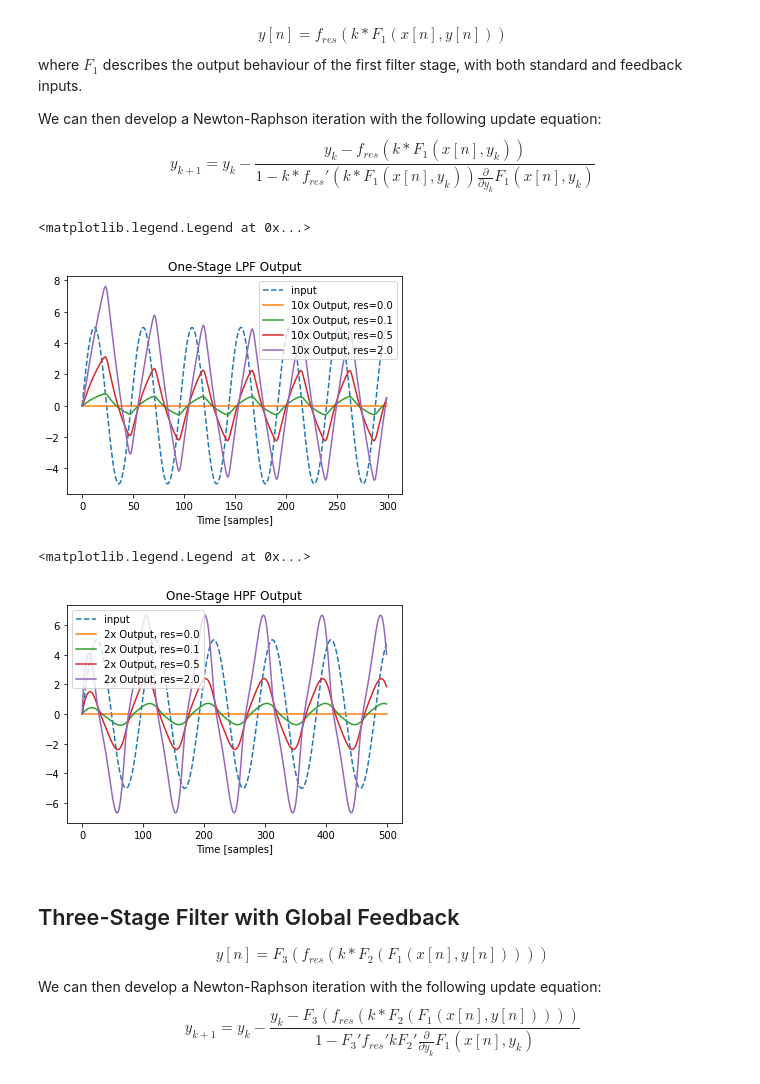
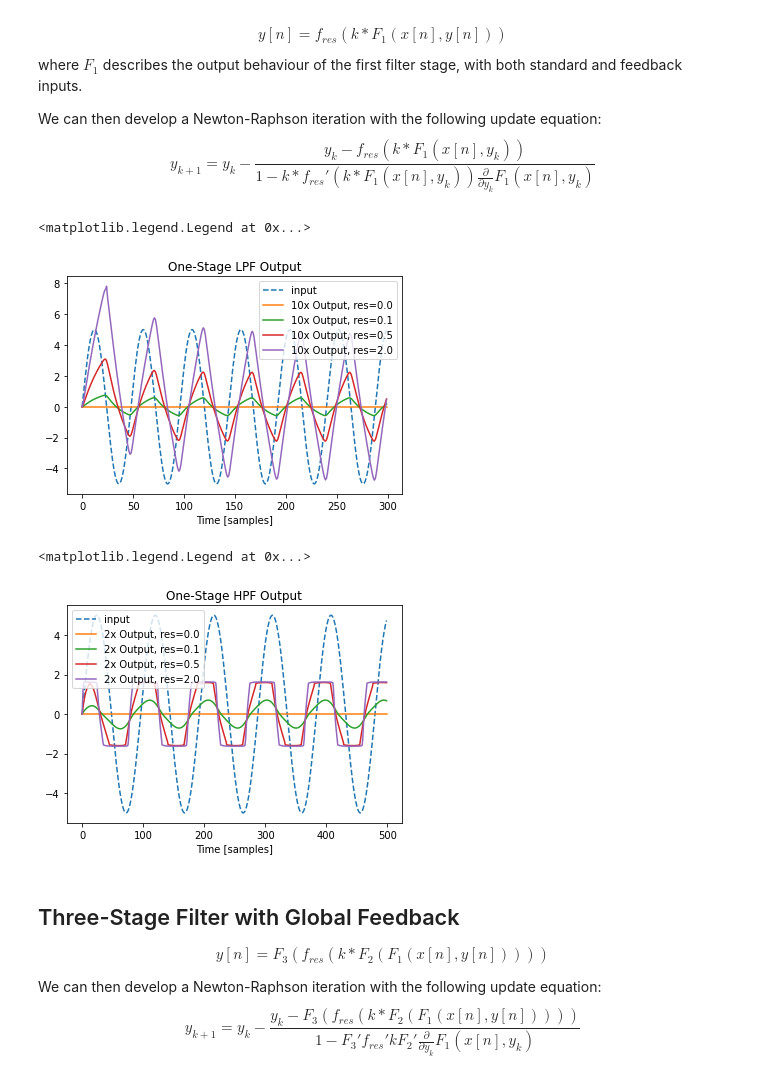
Before and after one commit to surge-synthesizer/surge-python, a Jupyter notebook: scripts/dsp_simulations/ThreelerAnalysis.ipynb, the cells around one changed output. Drawn from its saved outputs; the diff is of its cells as text; code cells hidden in the pictures.

```diff
--- a/scripts/dsp_simulations/ThreelerAnalysis.ipynb
+++ b/scripts/dsp_simulations/ThreelerAnalysis.ipynb
@@ -406,10 +406,10 @@ def res_func(x_val, alpha=1.0168177, beta=9.03240196, c=0.222161):
 
     x_val *= 10
     if np.abs(x_val) < 7.5:
-        return x_val
+        return x_val * (0.99 / 10)
 
     y_val = -np.power(alpha, beta * -np.abs(x_val + c)) + 8.2
-    return np.sign(x_val) * y_val
+    return np.sign(x_val) * y_val * (0.99 / 10)
 
 def res_deriv(x_val, alpha=1.0168177, beta=9.03240196, c=0.222161):
     # so we can run this function on vectors, if needed...
@@ -421,9 +421,9 @@ def res_deriv(x_val, alpha=1.0168177, beta=9.03240196, c=0.222161):
 
     x_val *= 10
     if np.abs(x_val) < 7.5:
-        return 10.0
+        return 0.99
 
-    return np.power(alpha, beta * -np.abs(x_val + c)) * beta * np.log(alpha)
+    return np.power(alpha, beta * -np.abs(x_val + c)) * beta * np.log(alpha) * (0.99 / 10)
 
 # to optimize...
 # popt, pcov = curve_fit(res_func, x, y, [1.01, 9.0, 0.0], bounds=([1.0, 1.0, -15], [5.0, 20.0, 15]))
@@ -434,8 +434,8 @@ y_test = res_func(x)
 y_dv = res_deriv(x)
 
 plt.plot(time, x)
-plt.plot(time, y)
-plt.plot(time, y_test, '--')
+plt.plot(time, y / 1.8)
+plt.plot(time, y_test / 1.8, '--')
 plt.plot(time, y_dv, '--')
 
 plt.title('Test Output')
@@ -465,22 +465,20 @@ $$
 y_{k+1} = y_k - \frac{y_k - f_{res}(k * F_1(x[n], y_k))}{1 - k * f_{res}'(k * F_1(x[n], y_k)) \frac{\partial}{\partial y_k}F_1(x[n], y_k)}
 $$
 # %%
-CEIL = 5.0
-def res_func(x):
-    if x > CEIL:
-        return CEIL
-    if x < -CEIL:
-        return -CEIL
+# CEIL = 5.0
+# def res_func(x):
+#     if x > CEIL:
+#         return CEIL
+#     if x < -CEIL:
+#         return -CEIL
+#     return x
 
-    return x
-
-def res_deriv(x):
-    if x > CEIL:
-        return 0
-    if x < -CEIL:
-        return 0
-
-    return 1
+# def res_deriv(x):
+#     if x > CEIL:
+#         return 0
+#     if x < -CEIL:
+#         return 0
+#     return 1
 
 class OneStageFilter:
     def __init__(self, res, filter):
@@ -498,34 +496,34 @@ class OneStageFilter:
             res_out = res_func(k_times_F1) # np.tanh(k_times_F1)
             res_dv = res_deriv(k_times_F1) # sech2_with_tanh(res_out)
             F1_deriv = self.filt.get_fb_derivative()
 
             num = estimate - res_out
             den = 1.0 - self.k * res_dv * F1_deriv
             estimate -= num / den
 
         self.filt.update_state()
         return estimate
 
 plt.figure()
 N = 300
 freq = 2000
 x = 5 * np.sin(2 * np.pi * np.arange(N) * freq / FS)
 plt.plot(x, '--', label='input')
 
 for res in [0.0, 0.1, 0.5, 2.0]:
     y = np.zeros_like(x)
     filter = OneStageFilter(res, OnePoleLPF_FB(1000))
     for n in range(N):
         y[n] = filter.process_sample(x[n])
 
     plt.plot(10 * y, label=f'10x Output, res={res}')
 
 plt.title('One-Stage LPF Output')
 plt.xlabel('Time [samples]')
 plt.legend()
 # %% [output]
 <matplotlib.legend.Legend at 0x...>
-[figure, old version]
+[figure, new version]
 # %%
 plt.figure()
 N = 500
@@ -547,7 +545,7 @@ plt.xlabel('Time [samples]')
 plt.legend()
 # %% [output]
 <matplotlib.legend.Legend at 0x...>
-[figure, old version]
+[figure, new version]
 # %% [markdown]
 ## Three-Stage Filter with Global Feedback
 
```
Also changed, not shown: parts of 5 cells of this notebook.
